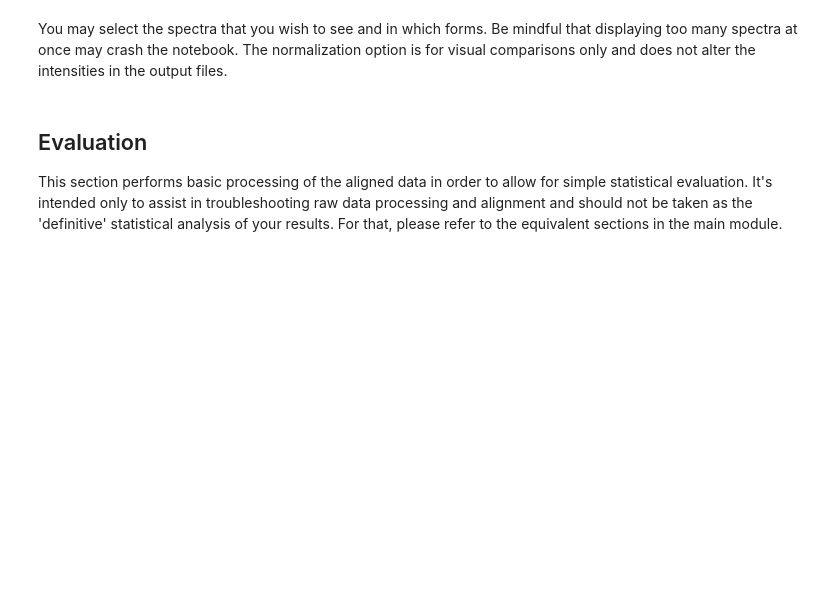
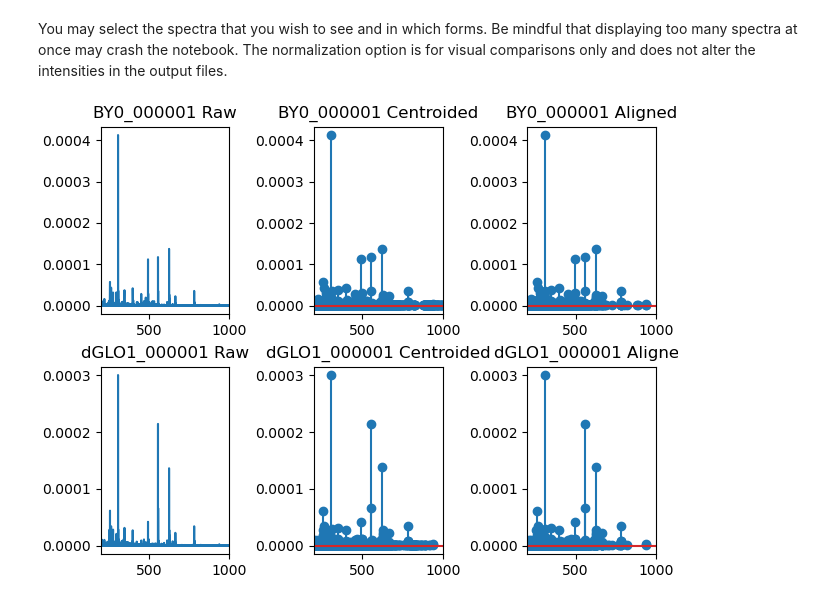
Before and after one commit to fticr-sms/Metabolomics_DataAnalysis_NEMeSIS, a Jupyter notebook: Raw_Spectra_Processing.ipynb, the cells around one changed output. Cells and saved outputs as stored; diff of their text form; code cells hidden in the pictures; blank space fills up the shorter version.

```diff
--- a/Raw_Spectra_Processing.ipynb
+++ b/Raw_Spectra_Processing.ipynb
@@ -21,13 +21,12 @@ from metabolinks import align
 # %% [markdown]
 Insert the names of your files in the following cell
 # %%
+folder = 'Files_To_Align'
+
 files = ['BY0_000001.mzML','BY0_000002.mzML', 'BY0_000003.mzML',
-         'GRE3_000001.mzML', 'GRE3_000002.mzML', 'GRE3_000003.mzML',
-         'dGLO1_000001.mzML', 'dGLO1_000002.mzML', 'dGLO1_000003.mzML',
-         'GLO2_000001.mzML', 'GLO2_000002.mzML', 'GLO2_000003.mzML',
-         'ENO1_000001.mzML', 'ENO1_000002.mzML', 'ENO1_000003.mzML']
+         'dGLO1_000001.mzML', 'dGLO1_000002.mzML', 'dGLO1_000003.mzML',]
 
-out_name = '5_yeasts' # Stem of the name for the desired output files
+out_name = '2_yeasts' # Stem of the name for the desired output files
 # %% [markdown]
 See documentation: https://openms.de/current_doxygen/html/classOpenMS_1_1PeakPickerHiRes.html
 
@@ -41,8 +40,10 @@ for f in files:
 
     f_name = f.split('.')[0]
 
+    f_path = folder+'/'+f
+
     exp = oms.MSExperiment()
-    oms.MzMLFile().load(f, exp)
+    oms.MzMLFile().load(f_path, exp)
     spec = exp[0]
     mz, intensity = spec.get_peaks()
     raw_df = pd.DataFrame(data={f_name: intensity}, index= mz)
@@ -100,7 +141,7 @@ if ALIGNED_TO_CSV:
 # %% [markdown]
 You may select the spectra that you wish to see and in which forms. Be mindful that displaying too many spectra at once may crash the notebook. The normalization option is for visual comparisons only and does not alter the intensities in the output files.
 # %%
-see_spec = ['BY0_000001', 'GRE3_000001', 'dGLO1_000001']
+see_spec = ['BY0_000001', 'dGLO1_000001']
 
 spec_form = ['raw', 'cent', 'aligned'] # 'raw', 'cent', 'aligned'
 
@@ -188,34 +229,32 @@ for (s, s1) in zip(see_spec, range(len(see_spec))):
                     axs1[sf1].stem(cent_masses, cent_ints)
                     axs1[sf1].set_xlim(mass_lim)
                     axs1[sf1].set_ylim(int_lim)
                     axs1[sf1].set_title(s+' Centroided')
 
                 if sf == 'aligned':
                     axs1[sf1].stem(align_masses, align_ints)
                     axs1[sf1].set_xlim(mass_lim)
                     axs1[sf1].set_ylim(int_lim)
                     axs1[sf1].set_title(s+' Aligned')
 
             else:
 
                 if sf == 'raw':
                     axs1[s1, sf1].plot(raw_masses, raw_ints)
                     axs1[s1, sf1].set_xlim(mass_lim)
                     axs1[s1, sf1].set_ylim(int_lim)
                     axs1[s1, sf1].set_title(s+' Raw')
 
                 if sf == 'cent':
                     axs1[s1, sf1].stem(cent_masses, cent_ints)
                     axs1[s1, sf1].set_xlim(mass_lim)
                     axs1[s1, sf1].set_ylim(int_lim)
                     axs1[s1, sf1].set_title(s+' Centroided')
 
                 if sf == 'aligned':
                     axs1[s1, sf1].stem(align_masses, align_ints)
                     axs1[s1, sf1].set_xlim(mass_lim)
                     axs1[s1, sf1].set_ylim(int_lim)
                     axs1[s1, sf1].set_title(s+' Aligned')
+# %% [output]
+[figure, added]
-# %% [markdown]
-## Evaluation
-
-This section performs basic processing of the aligned data in order to allow for simple statistical evaluation. It's intended only to assist in troubleshooting raw data processing and alignment and should not be taken as the 'definitive' statistical analysis of your results. For that, please refer to the equivalent sections in the main module.
```
Also changed, not shown: parts of 3 cells of this notebook, 5 other files.
